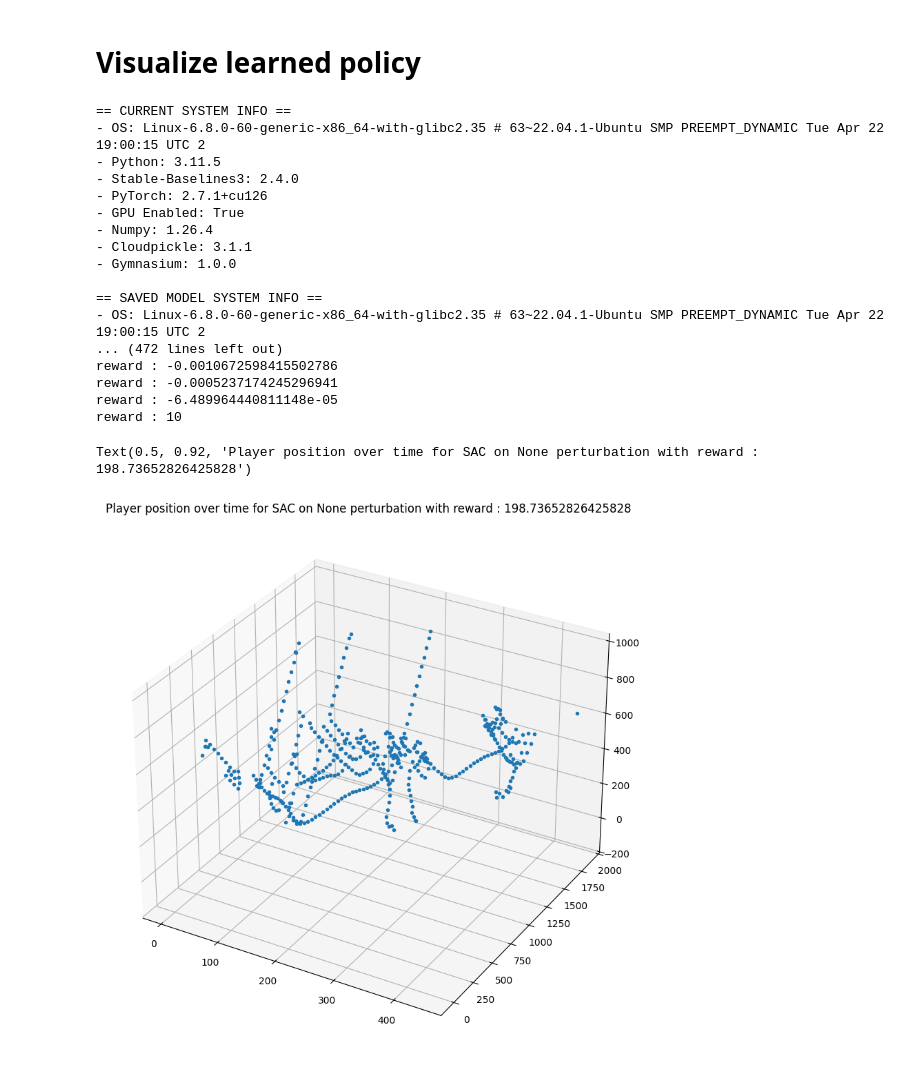
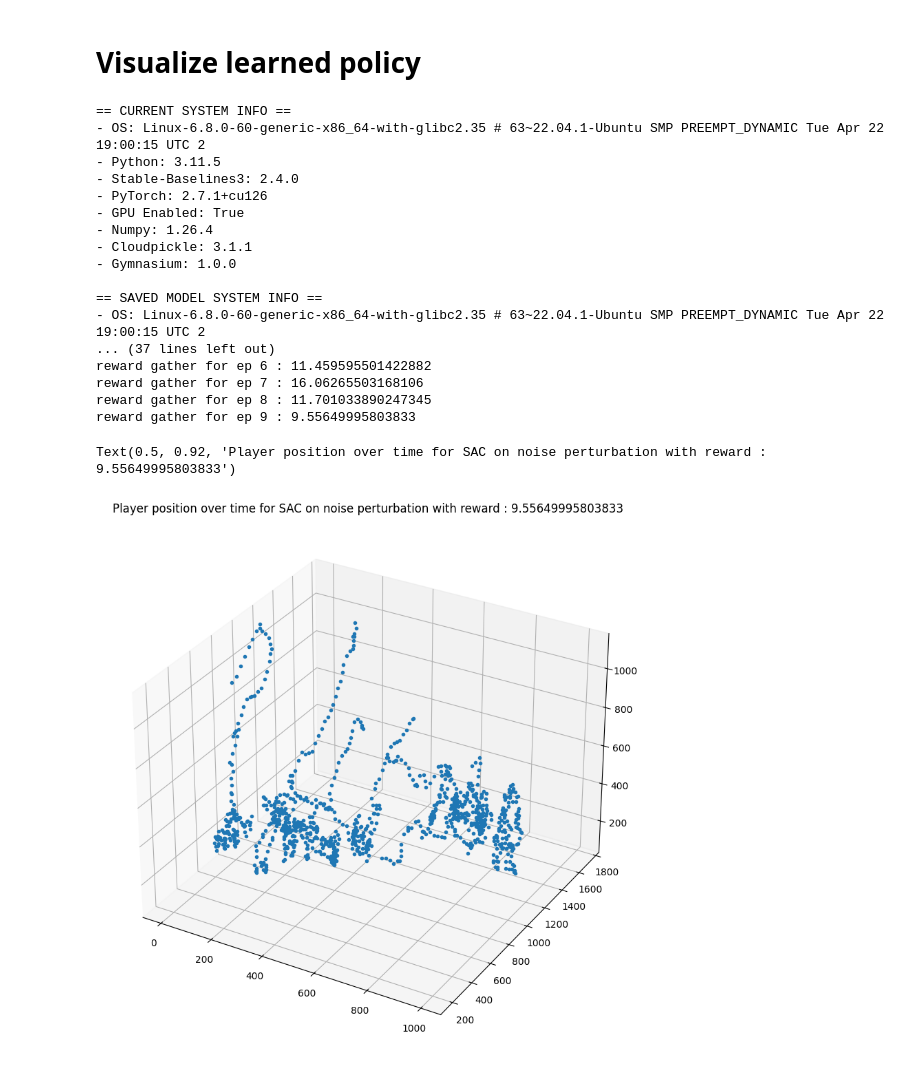
Before and after one commit to joaoMartinSaquet/SmartDartCorrector, a Jupyter notebook: notebooks/viz.ipynb, the cells around one changed output. Cells and saved outputs as stored; diff of their text form; code cells hidden in the pictures.

Commit message:
first working sac on noisy usim

```diff
--- a/notebooks/viz.ipynb
+++ b/notebooks/viz.ipynb
@@ -164,17 +151,17 @@ import stable_baselines3 as sb3
 from common.rolloutenv import *
 from common.perturbation import *
 
-model_path = "/home/jmartinsaquet/Desktop/SmartDart first results /SAC_stacked_5_None/models/sac_smartdart_final.zip"
+model_path = "/home/jmartinsaquet/Desktop/SmartDart first results /SAC_stacked_20_noise_dist/models/sac_smartdart_final.zip"
 
 
 # GAME_PATH = "../" +  GAME_PATH
 
 # env = smartDartEnv(VITE_USim([0, 0]), None, render=False, n_parallel=1, n_stack=n_stack, normalize=args.normalize, reward_shape=False)
-experiments = ["Noise", "None"]
+experiments = ["noise", "None"]
 experiment_to_draw =  ""
 
 # to check in the hyperparameters file
-n_stack = 5
+n_stack = 20
 normalized_env = True
 policy = ""
 if 'SAC' in model_path:
@@ -196,63 +183,70 @@ print(f"experiment to draw : {experiment_to_draw}")
 print(f"Policy : {policy}")
 
 perturbator = None
-if experiment_to_draw == "Noise":
+if experiment_to_draw == "noise":
     perturbator = NormalJittering(10, 20)
 
-env = smartDartEnv(VITE_USim([0, 0]), perturbator, render=True, n_parallel=1, n_stack=n_stack, normalize=normalized_env, reward_shape=True, game_path="../" + GAME_PATH, speedup=1)
+env = smartDartEnv(VITE_USim([0, 0]), perturbator, render=True, n_parallel=1, n_stack=n_stack, normalize=normalized_env, reward_shape=False, game_path="../" + GAME_PATH, speedup=1)
 
-done = False
-obs, _ = env.reset()
-a = []
-o = []
-rewards = []
-while not done:
 
-    o.append(obs[-2:])
-    action, _ = model.predict(obs, deterministic=True)
-    a.append(action[-2:])
-    # print("obs : ", obs, "\t action : ", action)
-    obs, reward, done, _, info = env.step(action)
-    print(f"reward : {reward}")
-    rewards.append(reward)
-    time.sleep(0.001)
 
-SAC_player_positions = env.player_positions
+for i in range(10):
+    done = False
+    obs, _ = env.reset()
+    a = []
+    o = []
+    rewards = []
+    while not done:
+
+        o.append(obs[-2:])
+        action, _ = model.predict(obs, deterministic=True)
+        a.append(action[-2:])
+        # print("obs : ", obs, "\t action : ", action)
+        obs, reward, done, _, info = env.step(action)
+        # print(f"reward : {reward}")
+        rewards.append(reward)
+        # time.sleep(0.001)
+
+    print(f"reward gather for ep {i} : {sum(rewards)}")
+    SAC_player_positions = env.player_positions
+
+
 env.close()
 
 
 env_usim = env.godot_env
-# r_sum, r_list, u_sim_player_pos = rolloutSmartDartEnv(env_usim, 10000, perturbator, None)
+r_sum, r_list, u_sim_player_pos = rolloutSmartDartEnv(env_usim, 10000, perturbator, None)
 
 
 
 
 
 ax = plt.figure(figsize=(10,10)).add_subplot(projection='3d')
 player_positions = np.array(SAC_player_positions)
-tstep = np.arange(player_positions.shape[0])
-ax.plot(tstep, player_positions[:,0], player_positions[:,1], '.')
+sac_tstep = np.arange(player_positions.shape[0])
+ax.plot(sac_tstep, player_positions[:,0], player_positions[:,1], '.')
+
 ax.set_title(f"Player position over time for {policy} on {experiment_to_draw} perturbation with reward : {sum(rewards)}")
 # %% [output]
 == CURRENT SYSTEM INFO ==
 - OS: Linux-6.8.0-60-generic-x86_64-with-glibc2.35 # 63~22.04.1-Ubuntu SMP PREEMPT_DYNAMIC Tue Apr 22 19:00:15 UTC 2
 - Python: 3.11.5
 - Stable-Baselines3: 2.4.0
 - PyTorch: 2.7.1+cu126
 - GPU Enabled: True
 - Numpy: 1.26.4
 - Cloudpickle: 3.1.1
 - Gymnasium: 1.0.0
 
 == SAVED MODEL SYSTEM INFO ==
 - OS: Linux-6.8.0-60-generic-x86_64-with-glibc2.35 # 63~22.04.1-Ubuntu SMP PREEMPT_DYNAMIC Tue Apr 22 19:00:15 UTC 2
-... (472 lines left out)
-reward : -0.0010672598415502786
-reward : -0.0005237174245296941
-reward : -6.489964440811148e-05
-reward : 10
+... (37 lines left out)
+reward gather for ep 6 : 11.459595501422882
+reward gather for ep 7 : 16.06265503168106
+reward gather for ep 8 : 11.701033890247345
+reward gather for ep 9 : 9.55649995803833
-Text(0.5, 0.92, 'Player position over time for SAC on None perturbation with reward : 198.73652826425828')
+Text(0.5, 0.92, 'Player position over time for SAC on noise perturbation with reward : 9.55649995803833')
-[figure, old version]
+[figure, new version]
 # %%
 import matplotlib.pyplot as plt
 
```
Also changed, not shown: parts of 5 cells of this notebook.
